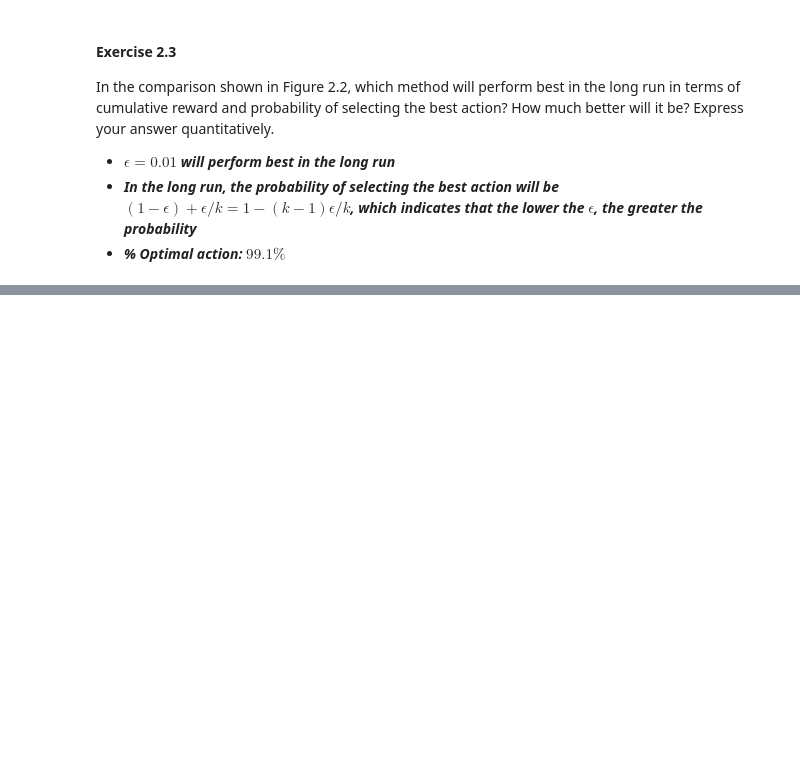
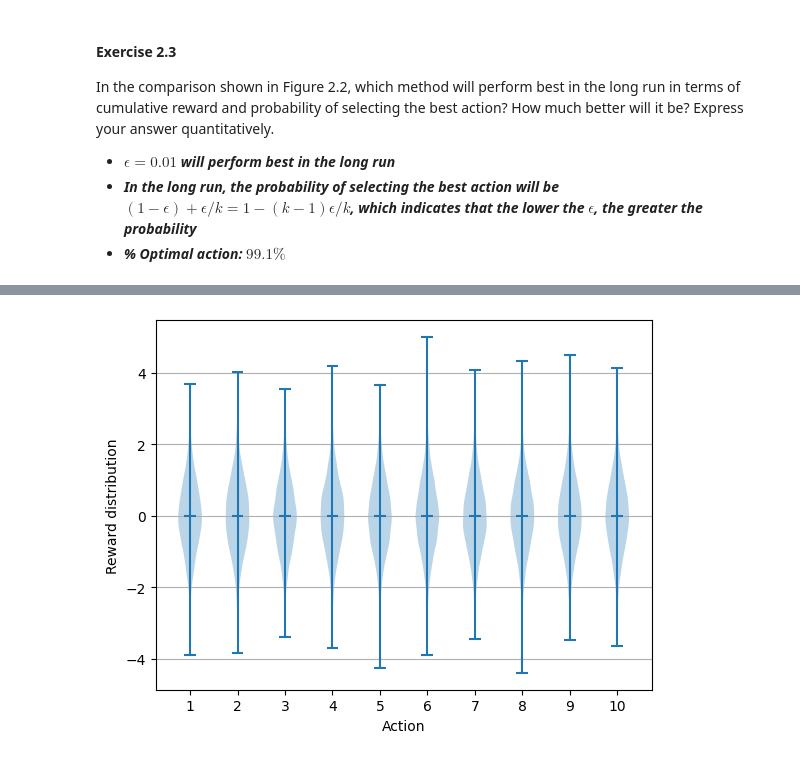
Before and after one commit to itsdaveba/rl-intro, a Jupyter notebook: chapter02/chapter02.ipynb, the cells around one changed output, grey strips where cells are left out. Drawn from its saved outputs; the diff is of its cells as text; code cells hidden in the pictures; blank space fills up the shorter version.

```diff
--- a/chapter02/chapter02.ipynb
+++ b/chapter02/chapter02.ipynb
@@ -80,0 +92,8 @@ In the comparison shown in Figure 2.2, which method will perform best in the lon
+# %%
+vector_kwargs = dict(k=k, stationary=False)
+env = gym.make_vec("ArmedBandit-v0", num_envs, "custom", vector_kwargs)
+env.max_episode_steps = 10000
+env.reset(seed=seed)
+env.render()
+# %% [output]
+[figure, added]
```
Also changed, not shown: parts of 6 cells of this notebook, 2 other files.
